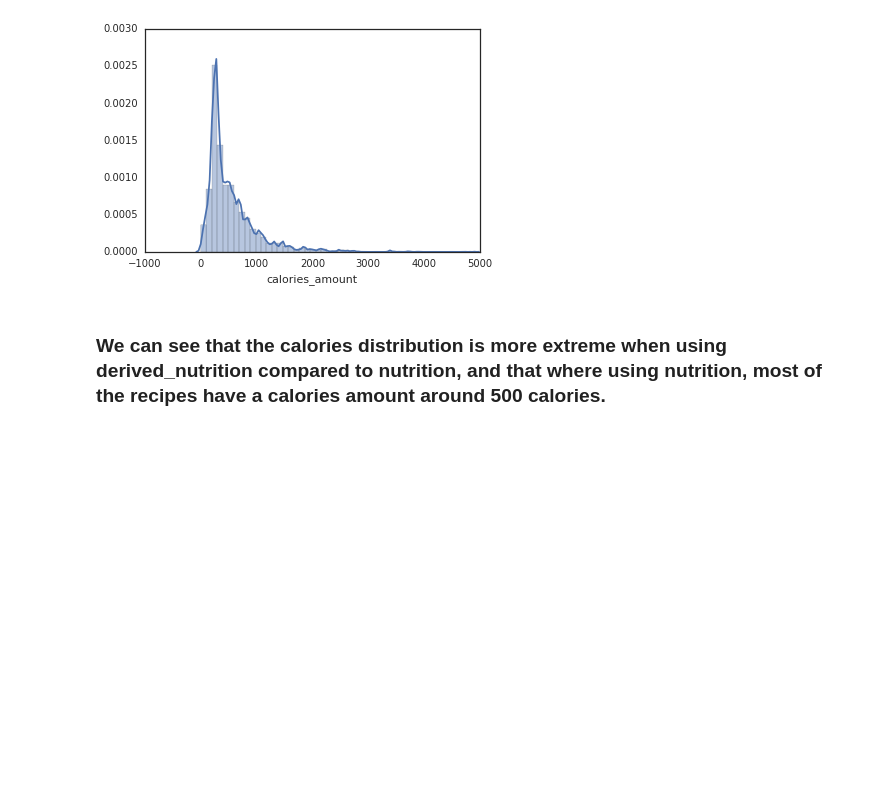
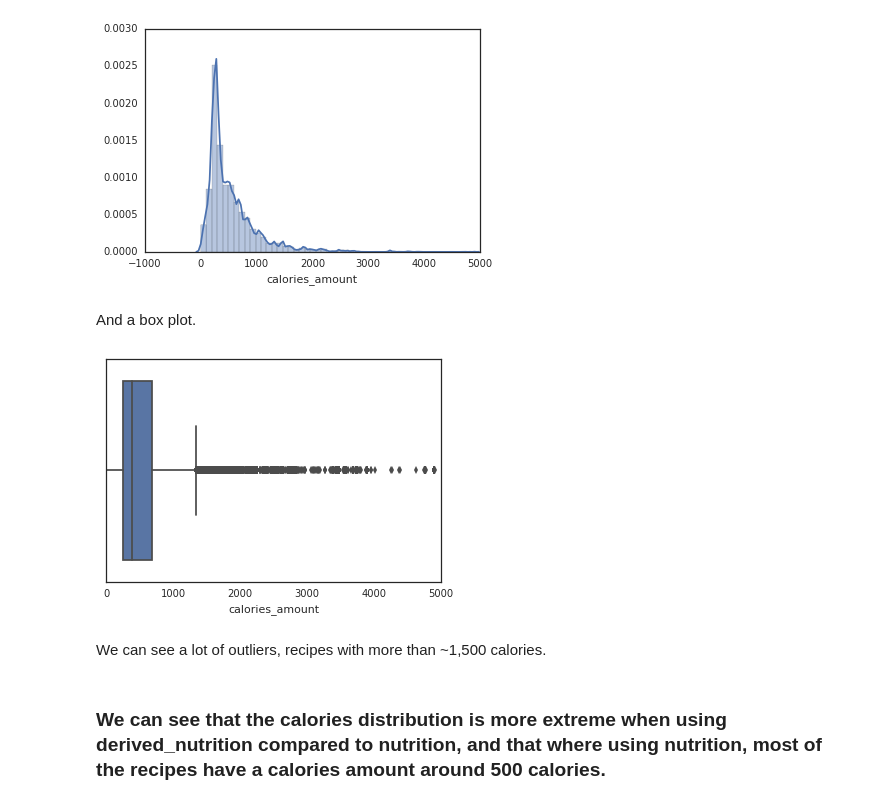
Before and after one commit to carlespoles/DSCI6010-student, a Jupyter notebook: 06-EDA-Calories-Recipes-Nutrition.ipynb, the cells around one changed output. Saved outputs shown, nothing was run; the diff lists cells and outputs as text; code cells hidden in the pictures; blank space fills up the shorter version.

```diff
--- a/06-EDA-Calories-Recipes-Nutrition.ipynb
+++ b/06-EDA-Calories-Recipes-Nutrition.ipynb
@@ -311,5 +321,13 @@ And it's corresponding distribution plot.
 sns.distplot(epicurious_calories_0_5000_df['calories_amount']);
 # %% [output]
 [figure]
+# %% [markdown]
+And a box plot.
+# %%
+sns.boxplot(x=epicurious_calories_0_5000_df['calories_amount']);
+# %% [output]
+[figure, added]
+# %% [markdown]
+We can see a lot of outliers, recipes with more than ~1,500 calories.
 # %% [markdown]
 ### We can see that the calories distribution is more extreme when using derived_nutrition compared to nutrition, and that where using nutrition, most of the recipes have a calories amount around 500 calories.
```
Also changed, not shown: parts of 23 cells of this notebook.
